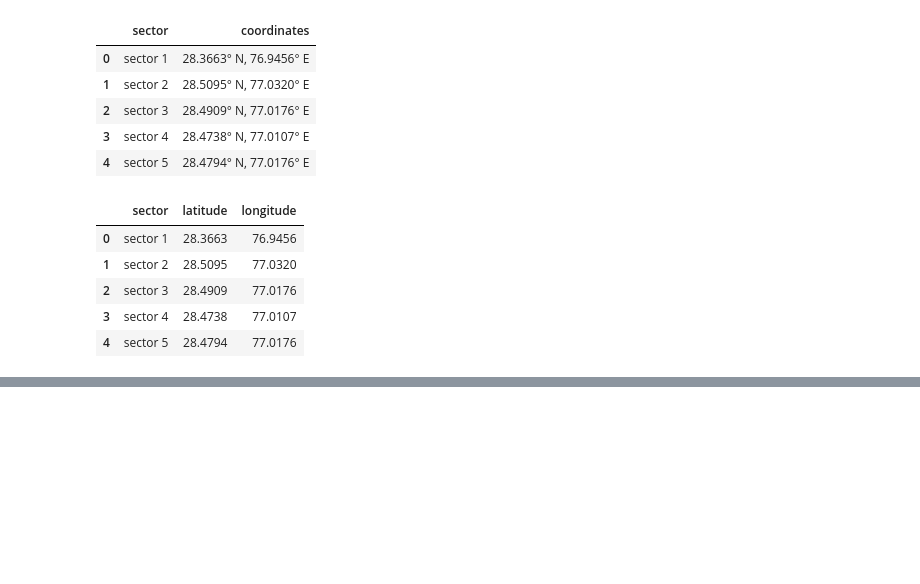
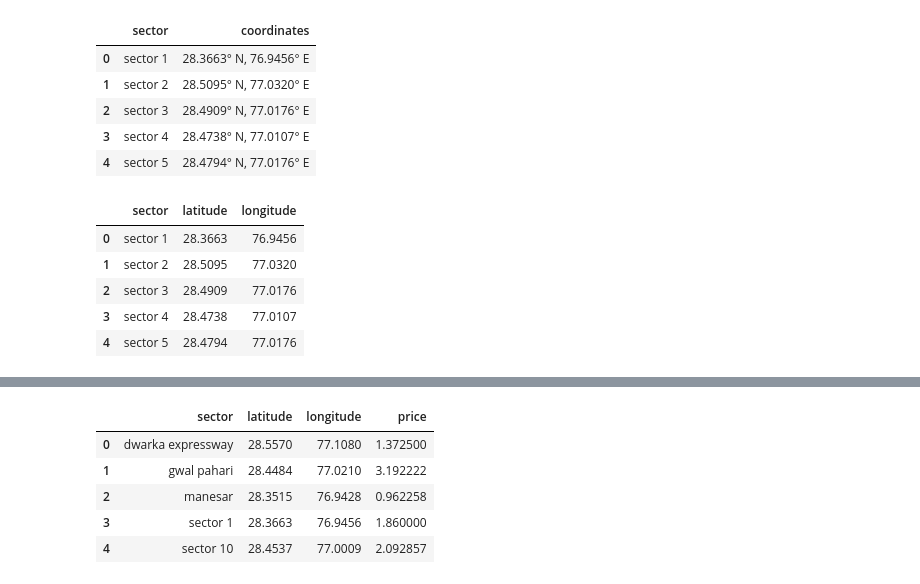
Before and after one commit to khushraj17/FUNDUS-app, a Jupyter notebook: analytic.ipynb, the cells around one changed output, grey strips where cells are left out. Saved outputs shown, nothing was run; the diff lists cells and outputs as text; code cells hidden in the pictures; blank space fills up the shorter version.

```diff
--- a/analytic.ipynb
+++ b/analytic.ipynb
@@ -51,0 +111,11 @@ latlong.head()
+# %%
+df = pd.read_csv('final_data.csv')
+# %%
+df.head()
+# %% [output]
+|  | sector | latitude | longitude | price |
+| 0 | dwarka expressway | 28.5570 | 77.1080 | 1.372500 |
+| 1 | gwal pahari | 28.4484 | 77.0210 | 3.192222 |
+| 2 | manesar | 28.3515 | 76.9428 | 0.962258 |
+| 3 | sector 1 | 28.3663 | 76.9456 | 1.860000 |
+| 4 | sector 10 | 28.4537 | 77.0009 | 2.092857 |
```
Also changed, not shown: parts of 18 cells of this notebook.
